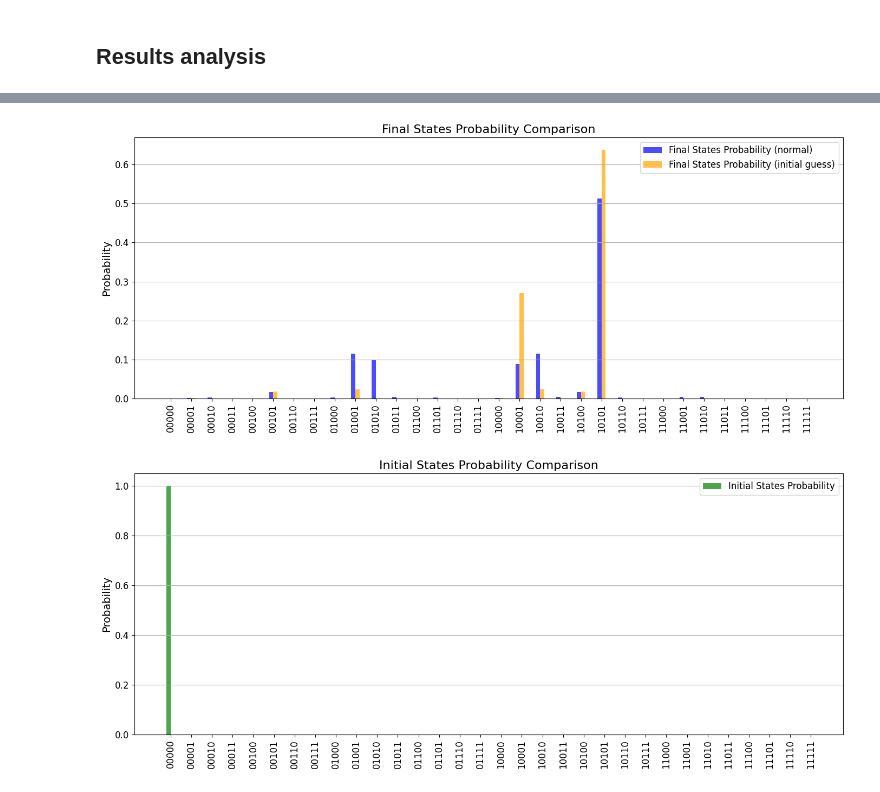
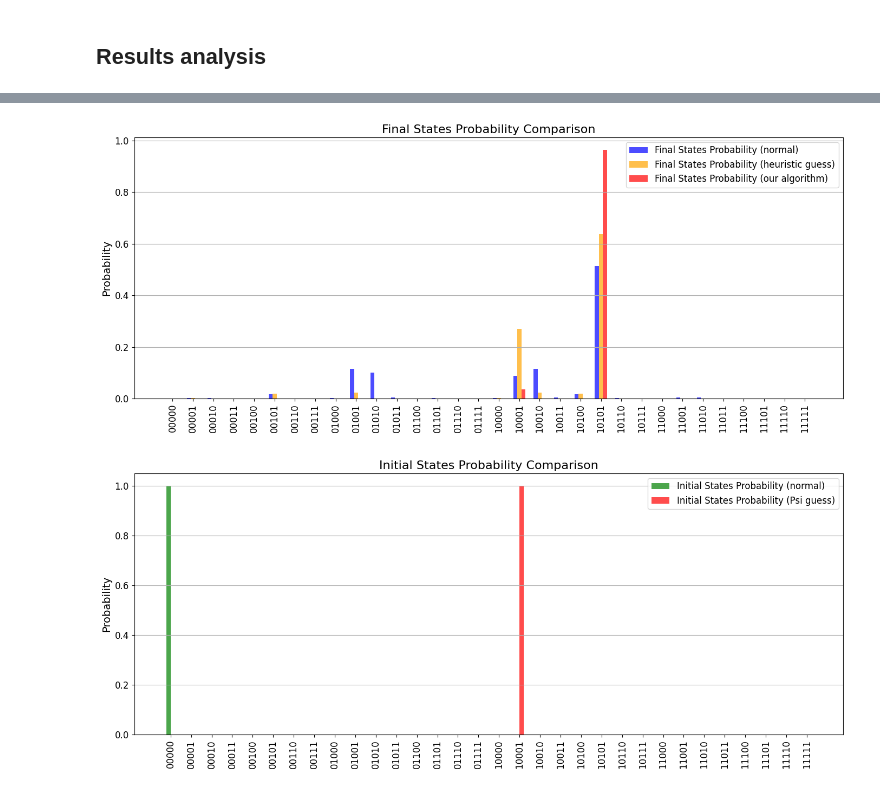
Before and after one commit to Noamcohen11/QCO, a Jupyter notebook: MISSimulations/LubyAlgo.ipynb, the cells around one changed output, grey strips where cells are left out. Cells and saved outputs as stored; diff of their text form; code cells hidden in the pictures.

```diff
--- a/MISSimulations/LubyAlgo.ipynb
+++ b/MISSimulations/LubyAlgo.ipynb
@@ -166,9 +174,10 @@ for n in range(N):
     GU_H0 += guess*I_N + sz_list[n]*(1-2*guess)
     Hd += delta*sx_list[n]
 
-
-psi_list = [basis(2, 0) for n in range(N)]
-psi0 = tensor(psi_list)
+guess_psi_list = [one if ((1/G.degree[n]) >= DEGREE_MIN) else zero for n in range(N)]
+classis_psi_list = [basis(2, 0) for _ in range(N)]
+guess_psi0 = tensor(guess_psi_list)
+classis_psi0= tensor(classis_psi_list)
 # %% [markdown]
 ### Construct evolution Hamiltonian
 This code segment initializes and calculates the Hamiltonian for a system of \(N\) Rydberg atoms arranged in a two-dimensional space.
@@ -188,13 +197,17 @@ for v in range(N):
 
 
 classic_h_t = [[CL_H0, Omega],[Hp, Delta],H_int]
-guess_h_t = [[GU_H0, Omega],[Hd,Omega],[Hp, Delta],H_int]
+setup_h_t = [[DELTA_0*GU_H0, lambda t: 1-t/TAU_MAX],[Hd,Omega],[DELTA_0*Hp, lambda t: t/TAU_MAX],H_int]
+guess_h_t = [[GU_H0, Omega],[Hd,Omega],[Hp,Delta],H_int]
 # transform Hamiltonian to QobjEvo
 classic_h_t = QobjEvo(classic_h_t)
-classic_result = sesolve(classic_h_t, psi0, taulist, [], {})
+classic_result = sesolve(classic_h_t, classis_psi0, taulist, [], {})
 
 guess_h_t = QobjEvo(guess_h_t)
-guess_result = sesolve(guess_h_t, psi0, taulist, [], {})
+guess_result = sesolve(guess_h_t, classis_psi0, taulist, [], {})
+
+setup_h_t = QobjEvo(setup_h_t)
+setup_result = sesolve(setup_h_t, guess_psi0, taulist, [], {})
 # %% [markdown]
 ## Evolve the system in time
 ### General state analysis
@@ -297,10 +344,11 @@ lst = [''.join(map(str, combination)) for combination in combinations]
 # Extract coefficients for final states for both results
 coeff_final_1 = [np.abs(a_i[0])**2 for a_i in classic_result.states[-1].full()]
 coeff_final_2 = [np.abs(a_i[0])**2 for a_i in guess_result.states[-1].full()]
+coeff_final_3 = [np.abs(a_i[0])**2 for a_i in setup_result.states[-1].full()]
 
 # Extract coefficients for initial states for both results
-coeff_initial_1 = [np.abs(a_i[0])**2 for a_i in psi0.full()]
-coeff_initial_2 = [np.abs(a_i[0])**2 for a_i in psi0.full()]
+coeff_initial_1 = [np.abs(a_i[0])**2 for a_i in classis_psi0.full()]
+coeff_initial_2 = [np.abs(a_i[0])**2 for a_i in guess_psi0.full()]
 
 # Create x positions for the bars
 x = np.arange(len(lst))  # X positions for the bar graph
@@ -311,40 +359,41 @@ width = 0.2
 # Create the bar plot for final states
 plt.figure(figsize=(14, 6))
 # Plotting final states probability for Result 1
-plt.bar(x - width/2, coeff_final_1, width, label='Final States Probability (normal)', color='blue', alpha=0.7)
+plt.bar(x - width, coeff_final_1, width, label='Final States Probability (normal)', color='blue', alpha=0.7)
 # Plotting final states probability for Result 2
-plt.bar(x + width/2, coeff_final_2, width, label='Final States Probability (initial guess)', color='orange', alpha=0.7)
+plt.bar(x, coeff_final_2, width, label='Final States Probability (heuristic guess)', color='orange', alpha=0.7)
+plt.bar(x + width, coeff_final_3, width, label='Final States Probability (our algorithm)', color='red', alpha=0.7)
 
 # Adding titles and labels for final states
 plt.xticks(x, lst, fontsize=12, rotation=90)
 plt.yticks(fontsize=12)
 plt.ylabel('Probability', fontsize=14)
 plt.title('Final States Probability Comparison', fontsize=16)
 plt.legend(fontsize=12)
 plt.grid(axis='y')  # Enable grid on the y-axis
 plt.tight_layout()  # Adjust layout
 
 # Show the final states plot
 plt.show()
 
 # Create the bar plot for initial states
 plt.figure(figsize=(14, 6))
 # Plotting initial states probability for Psi 01
-plt.bar(x - width/2, coeff_initial_1, width, label='Initial States Probability', color='green', alpha=0.7)
+plt.bar(x - width/2, coeff_initial_1, width, label='Initial States Probability (normal)', color='green', alpha=0.7)
 # # Plotting initial states probability for Psi 02
-# plt.bar(x + width/2, coeff_initial_2, width, label='Initial States Probability (Psi 02)', color='red', alpha=0.7)
+plt.bar(x + width/2, coeff_initial_2, width, label='Initial States Probability (Psi guess)', color='red', alpha=0.7)
 
 # Adding titles and labels for initial states
 plt.xticks(x, lst, fontsize=12, rotation=90)
 plt.yticks(fontsize=12)
 plt.ylabel('Probability', fontsize=14)
 plt.title('Initial States Probability Comparison', fontsize=16)
 plt.legend(fontsize=12)
 plt.grid(axis='y')  # Enable grid on the y-axis
 plt.tight_layout()  # Adjust layout
 
 # Show the initial states plot
 plt.show()
 # %% [output]
-[figure, old version]
+[figure, new version]
-[figure, old version]
+[figure, new version]
```
Also changed, not shown: parts of 5 cells of this notebook.
